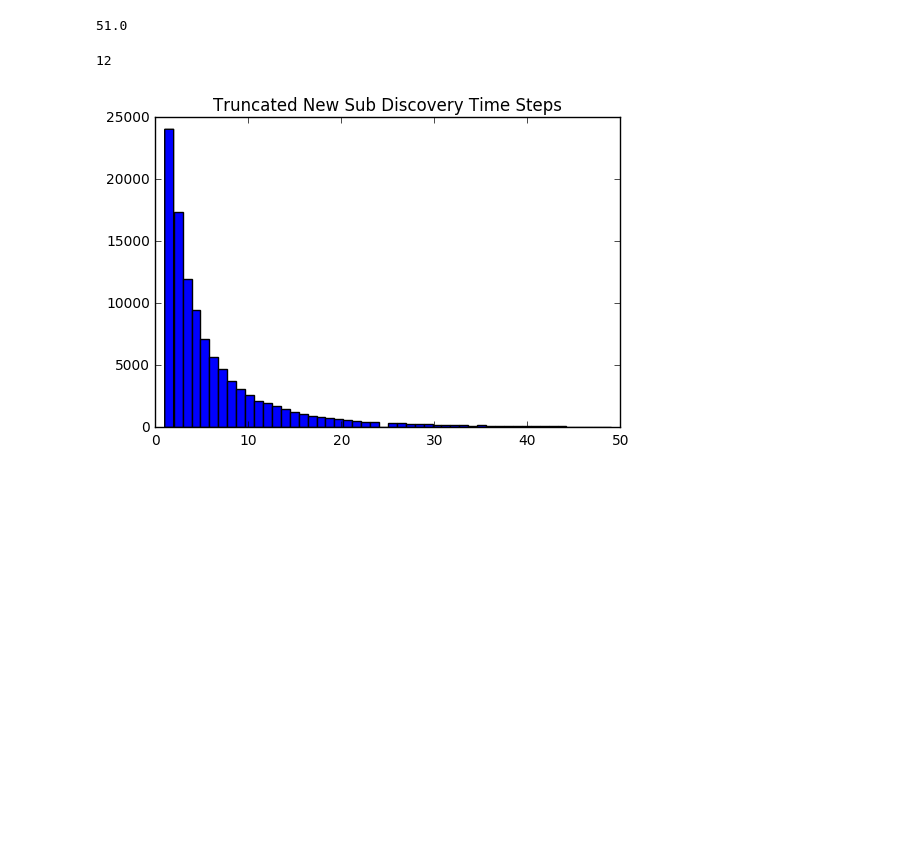
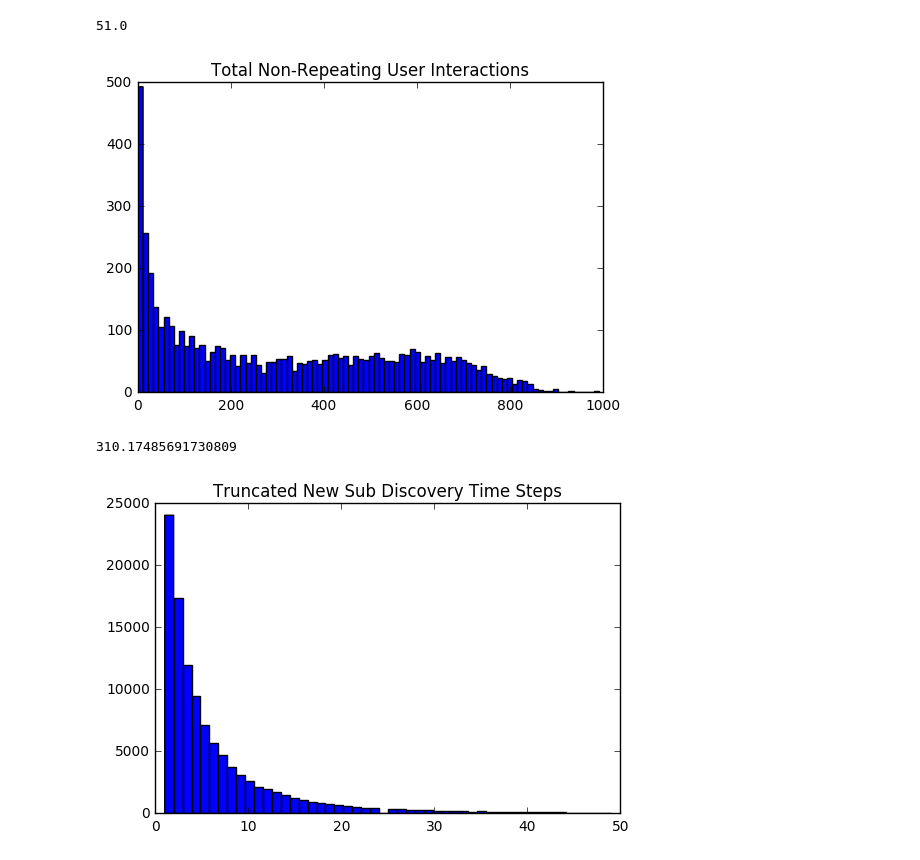
Before and after one commit to cole-maclean/MAI-CI, a Jupyter notebook: notebooks/EDA Notebook.ipynb, the cells around one changed output. Cells and saved outputs as stored; diff of their text form; code cells hidden in the pictures; blank space fills up the shorter version.

```diff
--- a/notebooks/EDA Notebook.ipynb
+++ b/notebooks/EDA Notebook.ipynb
@@ -150,10 +150,17 @@ plt.show()
 np.percentile(disc_times,95)
 # %% [output]
 51.0
-# %%
-disc_times[108]
-# %% [output]
-12
+# %%
+non_rep_interaction = [sum(usr_dts) for usr_dts in sub_discovery_time]
+plt.hist(non_rep_interaction , bins=90)
+plt.title("Total Non-Repeating User Interactions")
+plt.show()
+# %% [output]
+[figure, added]
+# %%
+np.mean(non_rep_interaction)
+# %% [output]
+310.17485691730809
 # %%
 flt_disc_times = [dt for usr_dts in sub_discovery_time for dt in usr_dts[50:] if dt < 50]
 plt.hist(flt_disc_times , bins=50)
```
Also changed, not shown: 4 other files.
